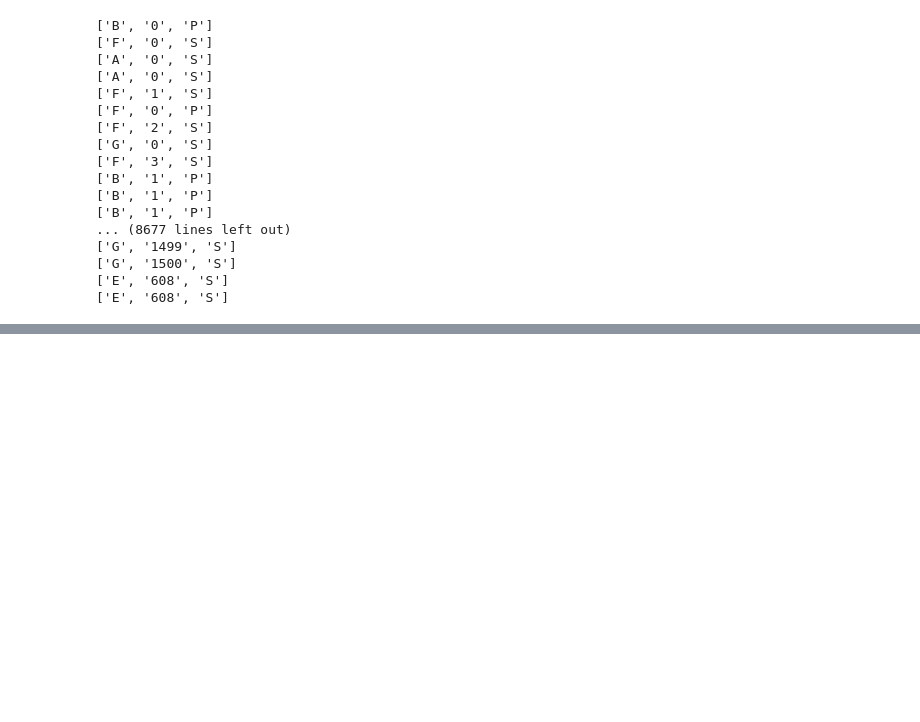
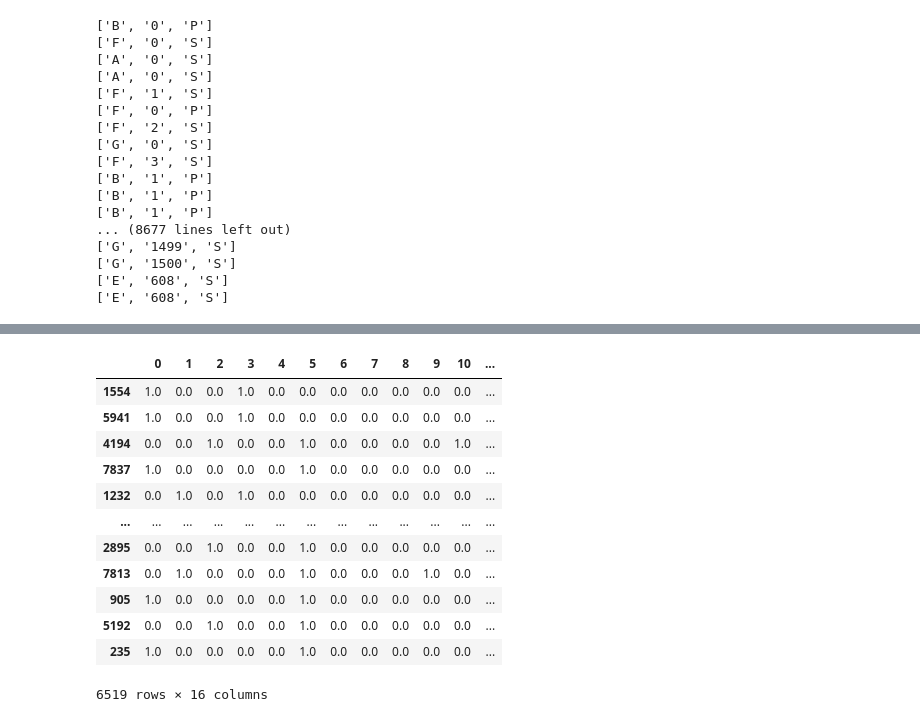
Before and after one commit to cburbridge24/data-science-2022F, a Jupyter notebook: unit4/spaceship-titanic/spaceship-titanicRD.ipynb, the cells around one changed output, grey strips where cells are left out. Saved outputs shown, nothing was run; the diff lists cells and outputs as text; code cells hidden in the pictures; blank space fills up the shorter version.

```diff
--- a/unit4/spaceship-titanic/spaceship-titanicRD.ipynb
+++ b/unit4/spaceship-titanic/spaceship-titanicRD.ipynb
@@ -384,0 +707,16 @@ memory usage: 68.0+ KB
+# %%
+OH_cols_train
+# %% [output]
+|  | 0 | 1 | 2 | 3 | 4 | 5 | 6 | 7 | 8 | 9 | 10 | ... |
+| 1554 | 1.0 | 0.0 | 0.0 | 1.0 | 0.0 | 0.0 | 0.0 | 0.0 | 0.0 | 0.0 | 0.0 | ... |
+| 5941 | 1.0 | 0.0 | 0.0 | 1.0 | 0.0 | 0.0 | 0.0 | 0.0 | 0.0 | 0.0 | 0.0 | ... |
+| 4194 | 0.0 | 0.0 | 1.0 | 0.0 | 0.0 | 1.0 | 0.0 | 0.0 | 0.0 | 0.0 | 1.0 | ... |
+| 7837 | 1.0 | 0.0 | 0.0 | 0.0 | 0.0 | 1.0 | 0.0 | 0.0 | 0.0 | 0.0 | 0.0 | ... |
+| 1232 | 0.0 | 1.0 | 0.0 | 1.0 | 0.0 | 0.0 | 0.0 | 0.0 | 0.0 | 0.0 | 0.0 | ... |
+| ... | ... | ... | ... | ... | ... | ... | ... | ... | ... | ... | ... | ... |
+| 2895 | 0.0 | 0.0 | 1.0 | 0.0 | 0.0 | 1.0 | 0.0 | 0.0 | 0.0 | 0.0 | 0.0 | ... |
+| 7813 | 0.0 | 1.0 | 0.0 | 0.0 | 0.0 | 1.0 | 0.0 | 0.0 | 0.0 | 1.0 | 0.0 | ... |
+| 905 | 1.0 | 0.0 | 0.0 | 0.0 | 0.0 | 1.0 | 0.0 | 0.0 | 0.0 | 0.0 | 0.0 | ... |
+| 5192 | 0.0 | 0.0 | 1.0 | 0.0 | 0.0 | 1.0 | 0.0 | 0.0 | 0.0 | 0.0 | 0.0 | ... |
+| 235 | 1.0 | 0.0 | 0.0 | 0.0 | 0.0 | 1.0 | 0.0 | 0.0 | 0.0 | 0.0 | 0.0 | ... |
+6519 rows × 16 columns
```
Also changed, not shown: parts of 101 cells of this notebook.
